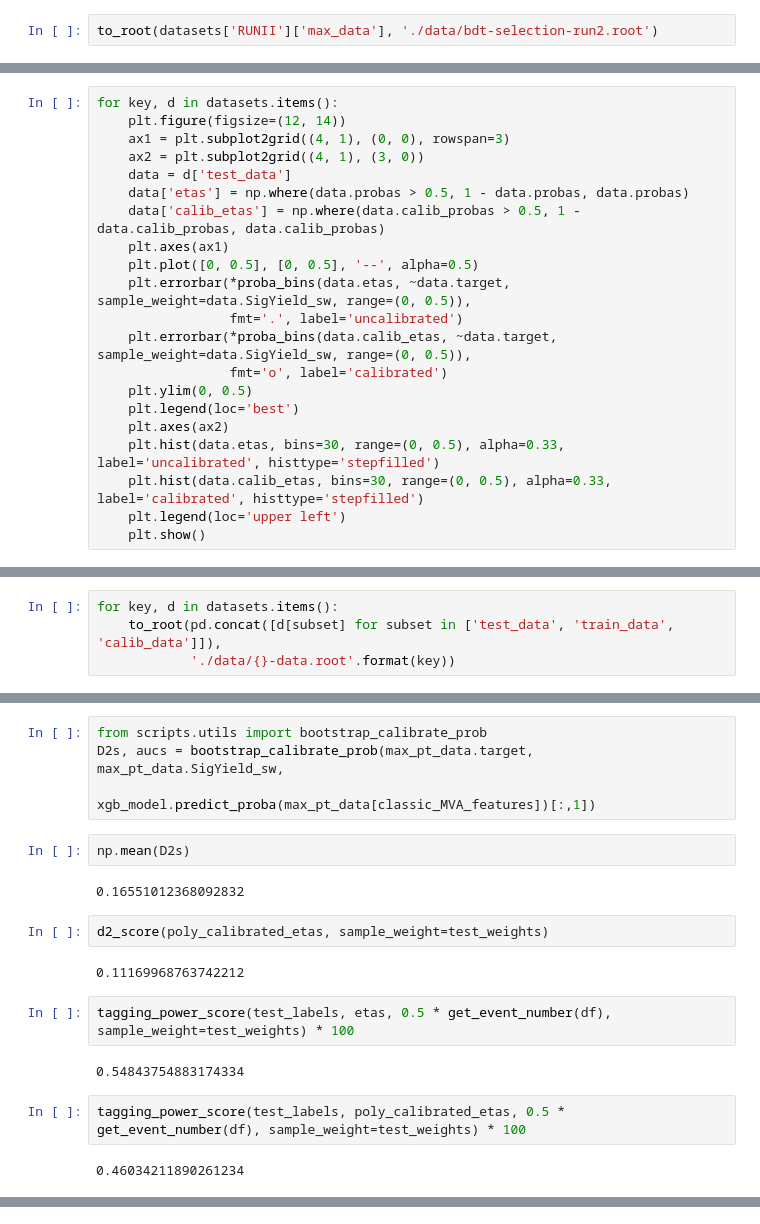
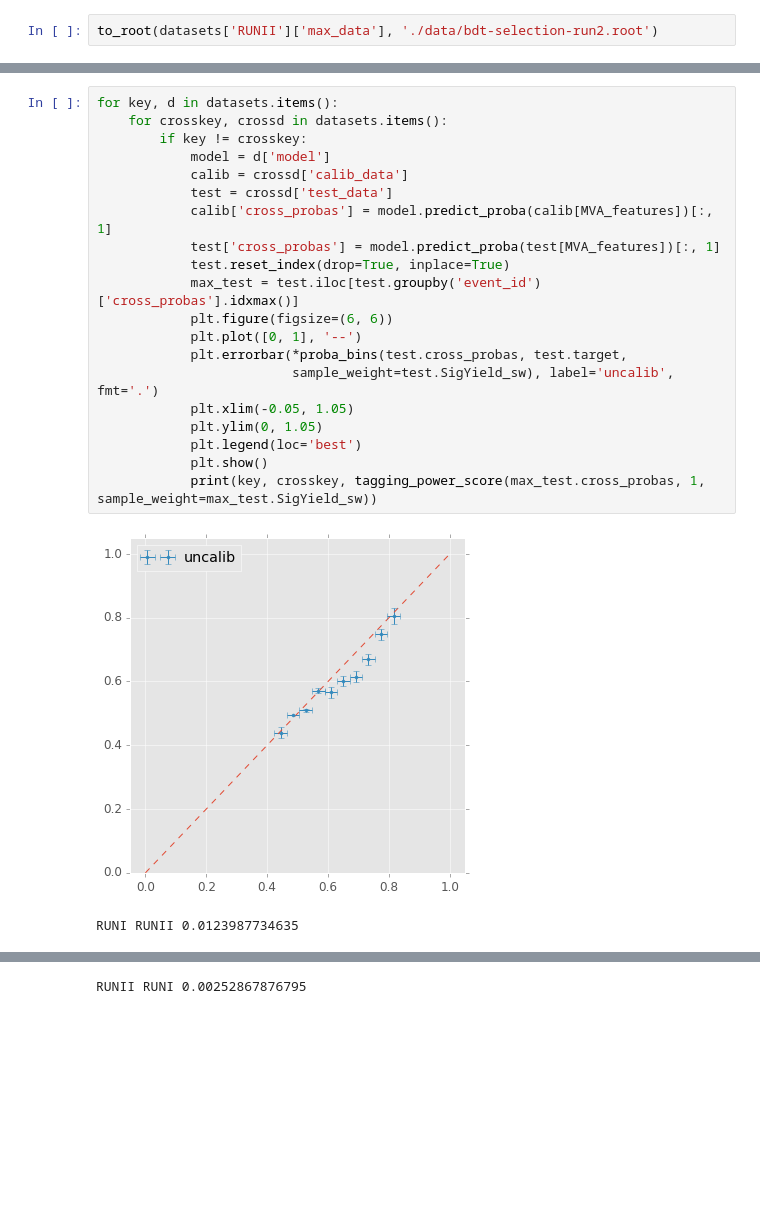
Before and after one commit to bixel/fttrainer, a Jupyter notebook: bdt-based-selection.ipynb, the cells around one changed output, grey strips where cells are left out. Cells and saved outputs as stored; diff of their text form; blank space fills up the shorter version.

```diff
--- a/bdt-based-selection.ipynb
+++ b/bdt-based-selection.ipynb
@@ -468,21 +281,0 @@ RUNII
-# %%
-for key, d in datasets.items():
-    plt.figure(figsize=(12, 14))
-    ax1 = plt.subplot2grid((4, 1), (0, 0), rowspan=3)
-    ax2 = plt.subplot2grid((4, 1), (3, 0))
-    data = d['test_data']
-    data['etas'] = np.where(data.probas > 0.5, 1 - data.probas, data.probas)
-    data['calib_etas'] = np.where(data.calib_probas > 0.5, 1 - data.calib_probas, data.calib_probas)
-    plt.axes(ax1)
-    plt.plot([0, 0.5], [0, 0.5], '--', alpha=0.5)
-    plt.errorbar(*proba_bins(data.etas, ~data.target, sample_weight=data.SigYield_sw, range=(0, 0.5)),
-                 fmt='.', label='uncalibrated')
-    plt.errorbar(*proba_bins(data.calib_etas, ~data.target, sample_weight=data.SigYield_sw, range=(0, 0.5)),
-                 fmt='o', label='calibrated')
-    plt.ylim(0, 0.5)
-    plt.legend(loc='best')
-    plt.axes(ax2)
-    plt.hist(data.etas, bins=30, range=(0, 0.5), alpha=0.33, label='uncalibrated', histtype='stepfilled')
-    plt.hist(data.calib_etas, bins=30, range=(0, 0.5), alpha=0.33, label='calibrated', histtype='stepfilled')
-    plt.legend(loc='upper left')
-    plt.show()
@@ -492,4 +281,0 @@ for key, d in datasets.items():
-# %%
-for key, d in datasets.items():
-    to_root(pd.concat([d[subset] for subset in ['test_data', 'train_data', 'calib_data']]),
-            './data/{}-data.root'.format(key))
@@ -559,20 +282,23 @@ tagging_power_score(test_labels, calibrated_etas, 0.5 * get_event_number(df), sa
-# %%
-from scripts.utils import bootstrap_calibrate_prob
-D2s, aucs = bootstrap_calibrate_prob(max_pt_data.target, max_pt_data.SigYield_sw,
-                                     xgb_model.predict_proba(max_pt_data[classic_MVA_features])[:,1])
-# %%
-np.mean(D2s)
-# %% [output]
-0.16551012368092832
-# %%
-d2_score(poly_calibrated_etas, sample_weight=test_weights)
-# %% [output]
-0.11169968763742212
-# %%
-tagging_power_score(test_labels, etas, 0.5 * get_event_number(df), sample_weight=test_weights) * 100
-# %% [output]
-0.54843754883174334
-# %%
-tagging_power_score(test_labels, poly_calibrated_etas, 0.5 * get_event_number(df), sample_weight=test_weights) * 100
-# %% [output]
-0.46034211890261234
+# %%
+for key, d in datasets.items():
+    for crosskey, crossd in datasets.items():
+        if key != crosskey:
+            model = d['model']
+            calib = crossd['calib_data']
+            test = crossd['test_data']
+            calib['cross_probas'] = model.predict_proba(calib[MVA_features])[:, 1]
+            test['cross_probas'] = model.predict_proba(test[MVA_features])[:, 1]
+            test.reset_index(drop=True, inplace=True)
+            max_test = test.iloc[test.groupby('event_id')['cross_probas'].idxmax()]
+            plt.figure(figsize=(6, 6))
+            plt.plot([0, 1], '--')
+            plt.errorbar(*proba_bins(test.cross_probas, test.target,
+                         sample_weight=test.SigYield_sw), label='uncalib', fmt='.')
+            plt.xlim(-0.05, 1.05)
+            plt.ylim(0, 1.05)
+            plt.legend(loc='best')
+            plt.show()
+            print(key, crosskey, tagging_power_score(max_test.cross_probas, 1, sample_weight=max_test.SigYield_sw))
+# %% [output]
+[figure, added]
+RUNI RUNII 0.0123987734635
@@ -578,0 +306 @@ tagging_power_score(test_labels, poly_calibrated_etas, 0.5 * get_event_number(df
+RUNII RUNI 0.00252867876795
```
Also changed, not shown: parts of 22 cells of this notebook, 5 other files.
